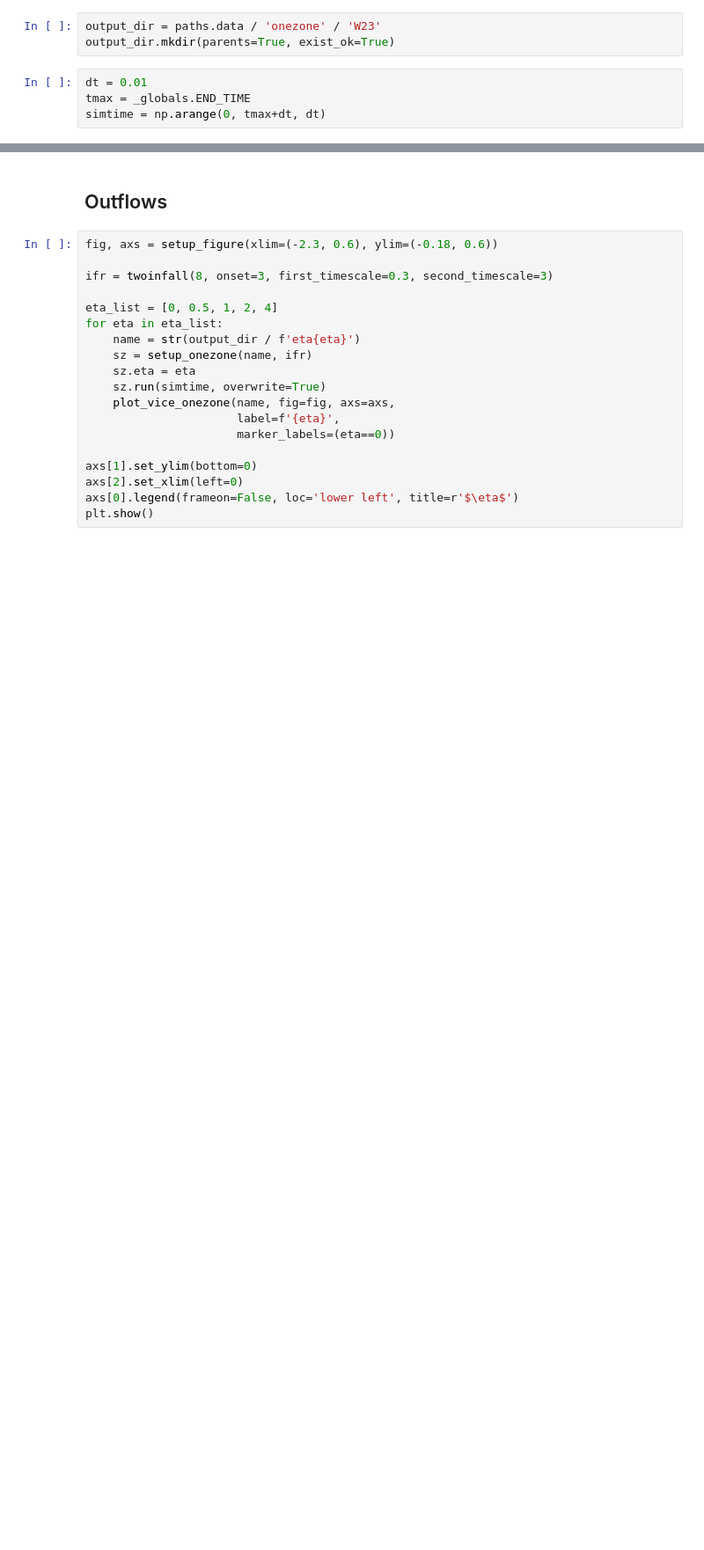
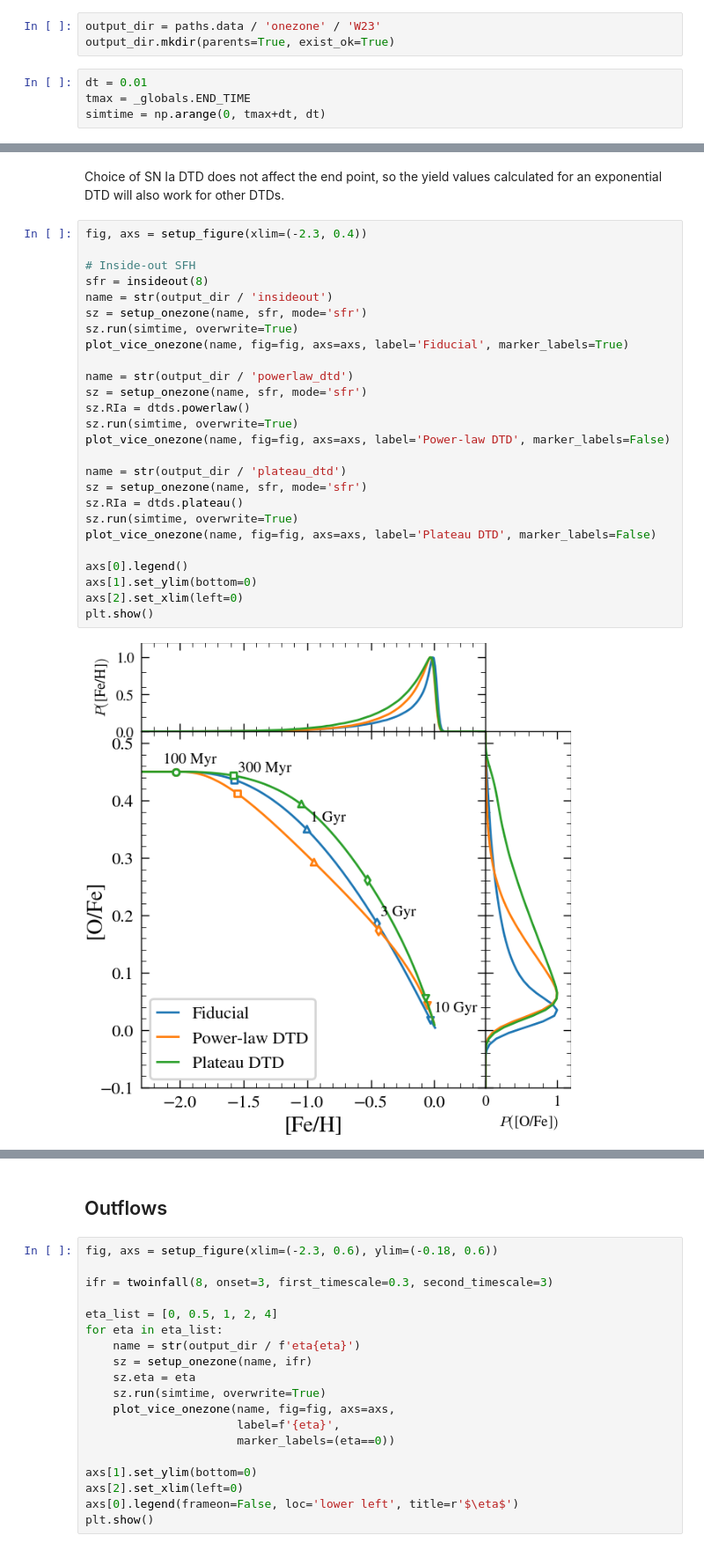
Before and after one commit to lodubay/twoinfall, a Jupyter notebook: src/scripts/onezone_W23_yields.ipynb, the cells around one changed output, grey strips where cells are left out. Shown: that part at 88% size. Drawn from its saved outputs; the diff is of its cells as text; blank space fills up the shorter version.

```diff
--- a/src/scripts/onezone_W23_yields.ipynb
+++ b/src/scripts/onezone_W23_yields.ipynb
@@ -46,0 +60,30 @@ def setup_onezone(name, func, mode='ifr'):
+# %% [markdown]
+Choice of SN Ia DTD does not affect the end point, so the yield values calculated for an exponential DTD will also work for other DTDs.
+# %%
+fig, axs = setup_figure(xlim=(-2.3, 0.4))
+
+# Inside-out SFH
+sfr = insideout(8)
+name = str(output_dir / 'insideout')
+sz = setup_onezone(name, sfr, mode='sfr')
+sz.run(simtime, overwrite=True)
+plot_vice_onezone(name, fig=fig, axs=axs, label='Fiducial', marker_labels=True)
+
+name = str(output_dir / 'powerlaw_dtd')
+sz = setup_onezone(name, sfr, mode='sfr')
+sz.RIa = dtds.powerlaw()
+sz.run(simtime, overwrite=True)
+plot_vice_onezone(name, fig=fig, axs=axs, label='Power-law DTD', marker_labels=False)
+
+name = str(output_dir / 'plateau_dtd')
+sz = setup_onezone(name, sfr, mode='sfr')
+sz.RIa = dtds.plateau()
+sz.run(simtime, overwrite=True)
+plot_vice_onezone(name, fig=fig, axs=axs, label='Plateau DTD', marker_labels=False)
+
+axs[0].legend()
+axs[1].set_ylim(bottom=0)
+axs[2].set_xlim(left=0)
+plt.show()
+# %% [output]
+[figure, added]
```
Also changed, not shown: parts of 10 cells of this notebook, 3 other files.
